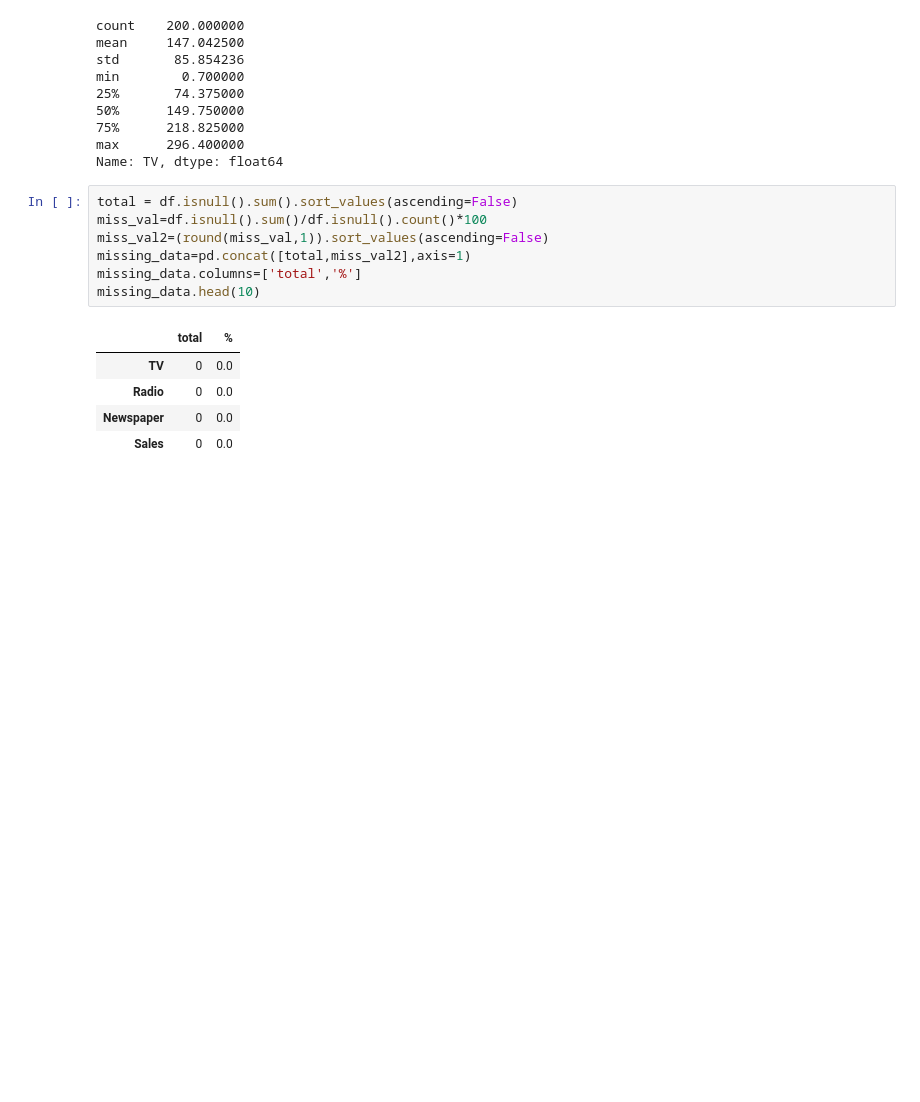
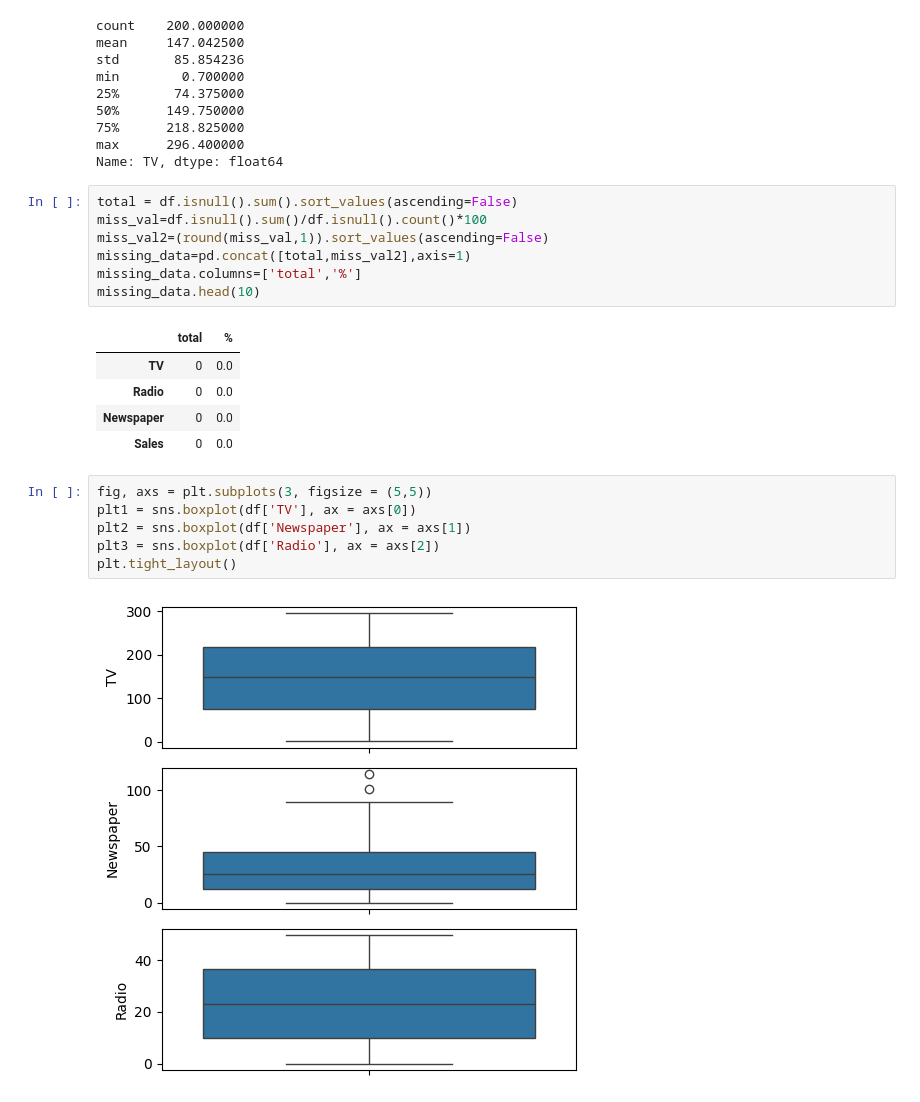
Before and after one commit to SKC-18/Sales_dataset, a Jupyter notebook: sales_dataset.ipynb, the cells around one changed output. Cells and saved outputs as stored; diff of their text form; blank space fills up the shorter version.

```diff
--- a/sales_dataset.ipynb
+++ b/sales_dataset.ipynb
@@ -66,3 +66,11 @@ missing_data.head(10)
 | Radio | 0 | 0.0 |
 | Newspaper | 0 | 0.0 |
 | Sales | 0 | 0.0 |
+# %%
+fig, axs = plt.subplots(3, figsize = (5,5))
+plt1 = sns.boxplot(df['TV'], ax = axs[0])
+plt2 = sns.boxplot(df['Newspaper'], ax = axs[1])
+plt3 = sns.boxplot(df['Radio'], ax = axs[2])
+plt.tight_layout()
+# %% [output]
+[figure, added]
```
Also changed, not shown: parts of 2 cells of this notebook.
